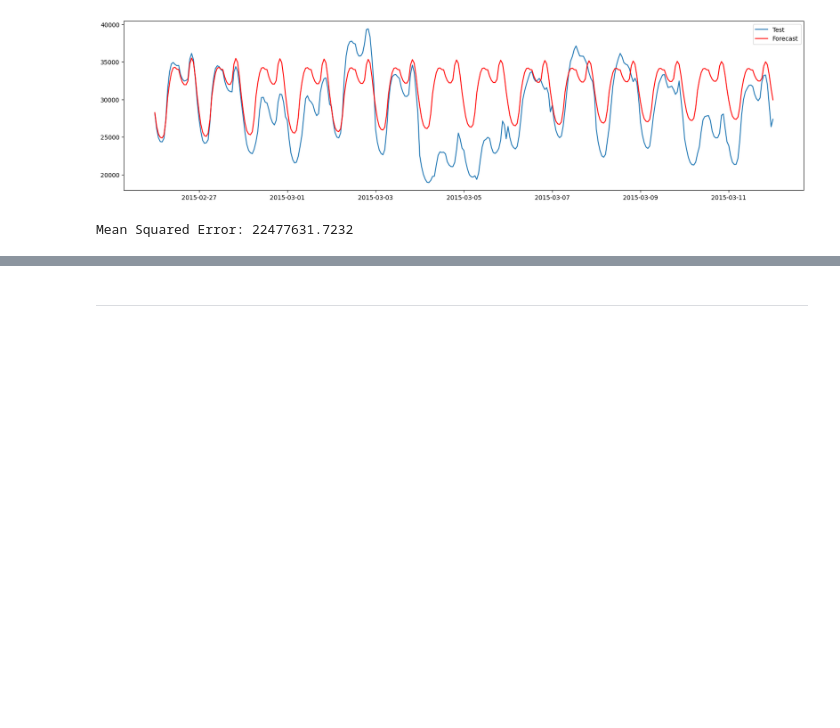
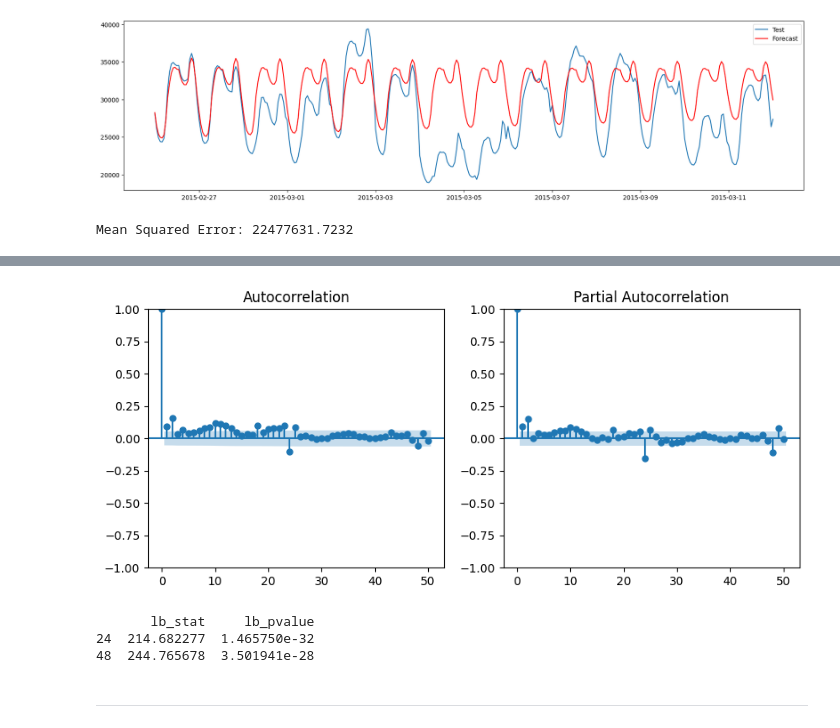
Before and after one commit to hea0516/Energy_Consumption_Investigate_Capstone_Project, a Jupyter notebook: time_series_model.ipynb, the cells around one changed output, grey strips where cells are left out. Saved outputs shown, nothing was run; the diff lists cells and outputs as text; code cells hidden in the pictures; blank space fills up the shorter version.

```diff
--- a/time_series_model.ipynb
+++ b/time_series_model.ipynb
@@ -197,3 +298,19 @@ Mean Squared Error: 22477631.7232
+# %%
+import statsmodels
+resid = model_fit.resid
+
+fig, ax = plt.subplots(1, 2, figsize=(10,4))
+statsmodels.graphics.tsaplots.plot_acf(resid, lags=50, ax=ax[0])
+statsmodels.graphics.tsaplots.plot_pacf(resid, lags=50, ax=ax[1])
+plt.show()
+
+from statsmodels.stats.diagnostic import acorr_ljungbox
+print(acorr_ljungbox(resid, lags=[24, 48], return_df=True))
+# %% [output]
+[figure, added]
+       lb_stat     lb_pvalue
+24  214.682277  1.465750e-32
+48  244.765678  3.501941e-28
 # %% [markdown]
 ---
 # %% [markdown]
```
Also changed, not shown: parts of 19 cells of this notebook.
